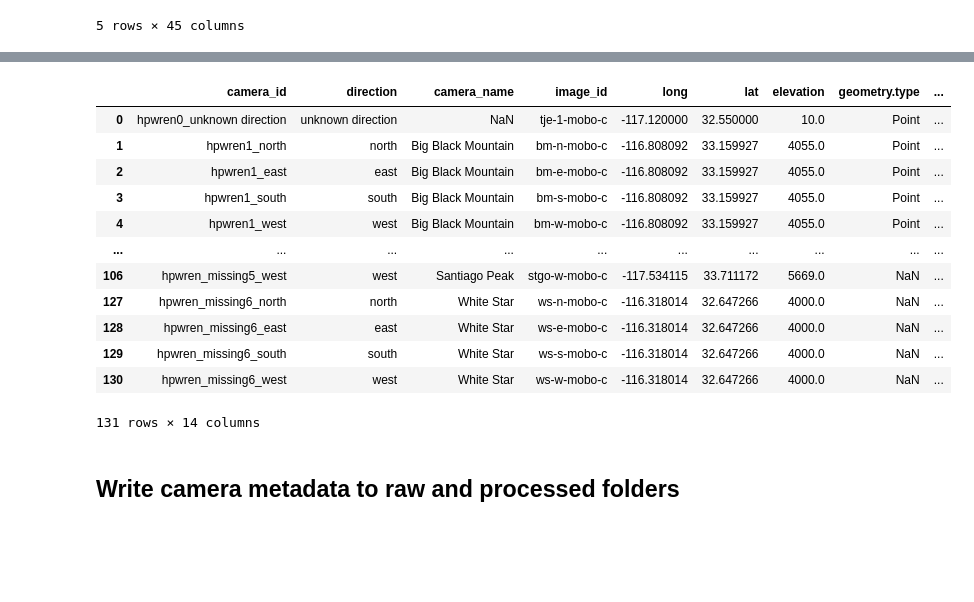
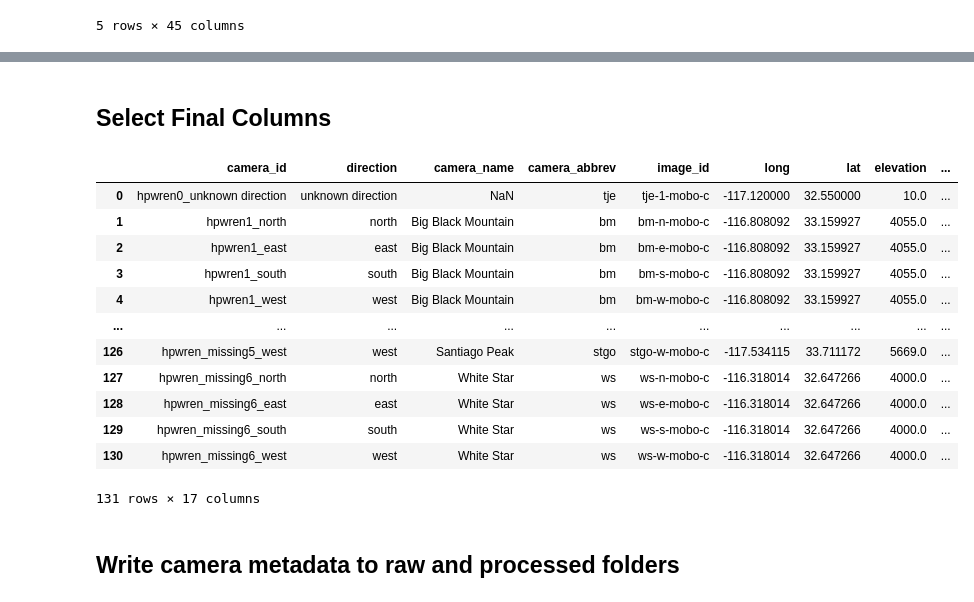
Before and after one commit to shaneluna/smokeynet-engineering, a Jupyter notebook: notebooks/camera_metadata/1_process_camera_metadata.ipynb, the cells around one changed output, grey strips where cells are left out. Cells and saved outputs as stored; diff of their text form; code cells hidden in the pictures; blank space fills up the shorter version.

```diff
--- a/notebooks/camera_metadata/1_process_camera_metadata.ipynb
+++ b/notebooks/camera_metadata/1_process_camera_metadata.ipynb
@@ -238,0 +288,4 @@ hpwren_cameras_df["long"] = hpwren_cameras_df["gmap_long_manual"].fillna(
+# %%
+hpwren_cameras_df['center_angle'] = hpwren_cameras_df.apply(lambda x: find_cl_angle( x['center_long_manual'], x['center_lat_manual'], x['long'], x['lat'], x['direction']), axis=1)
+hpwren_cameras_df['camera_abbrev'] = hpwren_cameras_df.image_id.apply(lambda x: pd.Series(str(x).split("-")[0]))
+hpwren_cameras_df = hpwren_cameras_df.reset_index(drop=True)
@@ -238,0 +317,34 @@ hpwren_cameras_df["long"] = hpwren_cameras_df["gmap_long_manual"].fillna(
+# %%
+fill_dist = .2777 #25miles out
+fov_right = hpwren_cameras_df.apply(lambda x: find_fov_right(x['direction'], x['lat'], x['long'], fill_dist), axis=1)
+fov_left = hpwren_cameras_df.apply(lambda x: find_fov_left(x['direction'], x['lat'], x['long'], fill_dist), axis=1)
+
+left_edges = {'north': 'west', 'east': 'north', 'south':'east', 'west': 'south'}
+right_edges = {'north': 'east', 'east':'south', 'south':'west', 'west':'north'}
+intersections = []
+counts = []
+
+for i in range(len(hpwren_cameras_df)):
+    direction = hpwren_cameras_df['direction'][i]
+    intersection = []
+    c1 = (hpwren_cameras_df['long'][i], hpwren_cameras_df['lat'][i])
+    r1 = fov_right[i]
+    l1 = fov_left[i]
+    if (c1 != None) & (r1 != None) & (l1 != None):
+        poly1 = geopandas.GeoSeries(Polygon([c1, r1, l1]))
+        for j in range(len(hpwren_cameras_df)):
+            c2 = (hpwren_cameras_df['long'][j], hpwren_cameras_df['lat'][j])
+            r2 = fov_right[j]
+            l2 = fov_left[j]
+            if (c2 != None) & (r2 != None) & (l2 != None):
+                poly2 = geopandas.GeoSeries(Polygon([c2, r2, l2]))
+                if poly1.intersects(poly2)[0] == True:
+                    if hpwren_cameras_df['camera_abbrev'][j] != hpwren_cameras_df['camera_abbrev'][i]:
+                        intersection.append((hpwren_cameras_df['camera_abbrev'][j], hpwren_cameras_df['direction'][j]))
+    if len(intersection) > 0:
+        intersections.append(intersection)
+    else:
+        intersections.append(np.nan)
+
+
+hpwren_cameras_df['intersections'] = intersections
@@ -239,47 +360,52 @@ hpwren_cameras_df["long"] = hpwren_cameras_df["gmap_long_manual"].fillna(
+# %% [markdown]
+## Select Final Columns
 # %%
 columns = [
     "camera_id",
     "direction",
     "camera_name",
+    "camera_abbrev",
     "image_id",
     "long",
     "lat",
     "elevation",
     "geometry.type",
     "geometry.coordinates",
     "x_resolution_manual",
     "y_resolution_manual",
     "center_lat_manual",
     "center_long_manual",
+    "center_angle",
     "properties.description.url",
+    "intersections"
     # "properties.latest-images",
 ]
 hpwren_cameras_final_df = hpwren_cameras_df[columns]
 
 hpwren_cameras_final_df = hpwren_cameras_final_df.rename(
     columns={
         "x_resolution_manual": "x_resolution",
         "y_resolution_manual": "y_resolution",
         "center_lat_manual": "center_lat",
         "center_long_manual": "center_long",
     },
 )
 
 hpwren_cameras_final_df
 # %% [output]
-|  | camera_id | direction | camera_name | image_id | long | lat | elevation | geometry.type | ... |
-| 0 | hpwren0_unknown direction | unknown direction | NaN | tje-1-mobo-c | -117.120000 | 32.550000 | 10.0 | Point | ... |
-| 1 | hpwren1_north | north | Big Black Mountain | bm-n-mobo-c | -116.808092 | 33.159927 | 4055.0 | Point | ... |
-| 2 | hpwren1_east | east | Big Black Mountain | bm-e-mobo-c | -116.808092 | 33.159927 | 4055.0 | Point | ... |
-| 3 | hpwren1_south | south | Big Black Mountain | bm-s-mobo-c | -116.808092 | 33.159927 | 4055.0 | Point | ... |
-| 4 | hpwren1_west | west | Big Black Mountain | bm-w-mobo-c | -116.808092 | 33.159927 | 4055.0 | Point | ... |
+|  | camera_id | direction | camera_name | camera_abbrev | image_id | long | lat | elevation | ... |
+| 0 | hpwren0_unknown direction | unknown direction | NaN | tje | tje-1-mobo-c | -117.120000 | 32.550000 | 10.0 | ... |
+| 1 | hpwren1_north | north | Big Black Mountain | bm | bm-n-mobo-c | -116.808092 | 33.159927 | 4055.0 | ... |
+| 2 | hpwren1_east | east | Big Black Mountain | bm | bm-e-mobo-c | -116.808092 | 33.159927 | 4055.0 | ... |
+| 3 | hpwren1_south | south | Big Black Mountain | bm | bm-s-mobo-c | -116.808092 | 33.159927 | 4055.0 | ... |
+| 4 | hpwren1_west | west | Big Black Mountain | bm | bm-w-mobo-c | -116.808092 | 33.159927 | 4055.0 | ... |
 | ... | ... | ... | ... | ... | ... | ... | ... | ... | ... |
-| 106 | hpwren_missing5_west | west | Santiago Peak | stgo-w-mobo-c | -117.534115 | 33.711172 | 5669.0 | NaN | ... |
-| 127 | hpwren_missing6_north | north | White Star | ws-n-mobo-c | -116.318014 | 32.647266 | 4000.0 | NaN | ... |
-| 128 | hpwren_missing6_east | east | White Star | ws-e-mobo-c | -116.318014 | 32.647266 | 4000.0 | NaN | ... |
-| 129 | hpwren_missing6_south | south | White Star | ws-s-mobo-c | -116.318014 | 32.647266 | 4000.0 | NaN | ... |
-| 130 | hpwren_missing6_west | west | White Star | ws-w-mobo-c | -116.318014 | 32.647266 | 4000.0 | NaN | ... |
+| 126 | hpwren_missing5_west | west | Santiago Peak | stgo | stgo-w-mobo-c | -117.534115 | 33.711172 | 5669.0 | ... |
+| 127 | hpwren_missing6_north | north | White Star | ws | ws-n-mobo-c | -116.318014 | 32.647266 | 4000.0 | ... |
+| 128 | hpwren_missing6_east | east | White Star | ws | ws-e-mobo-c | -116.318014 | 32.647266 | 4000.0 | ... |
+| 129 | hpwren_missing6_south | south | White Star | ws | ws-s-mobo-c | -116.318014 | 32.647266 | 4000.0 | ... |
+| 130 | hpwren_missing6_west | west | White Star | ws | ws-w-mobo-c | -116.318014 | 32.647266 | 4000.0 | ... |
-131 rows × 14 columns
+131 rows × 17 columns
 # %% [markdown]
 ## Write camera metadata to raw and processed folders
 # %%
```
Also changed, not shown: parts of 5 cells of this notebook, 10 other files.
